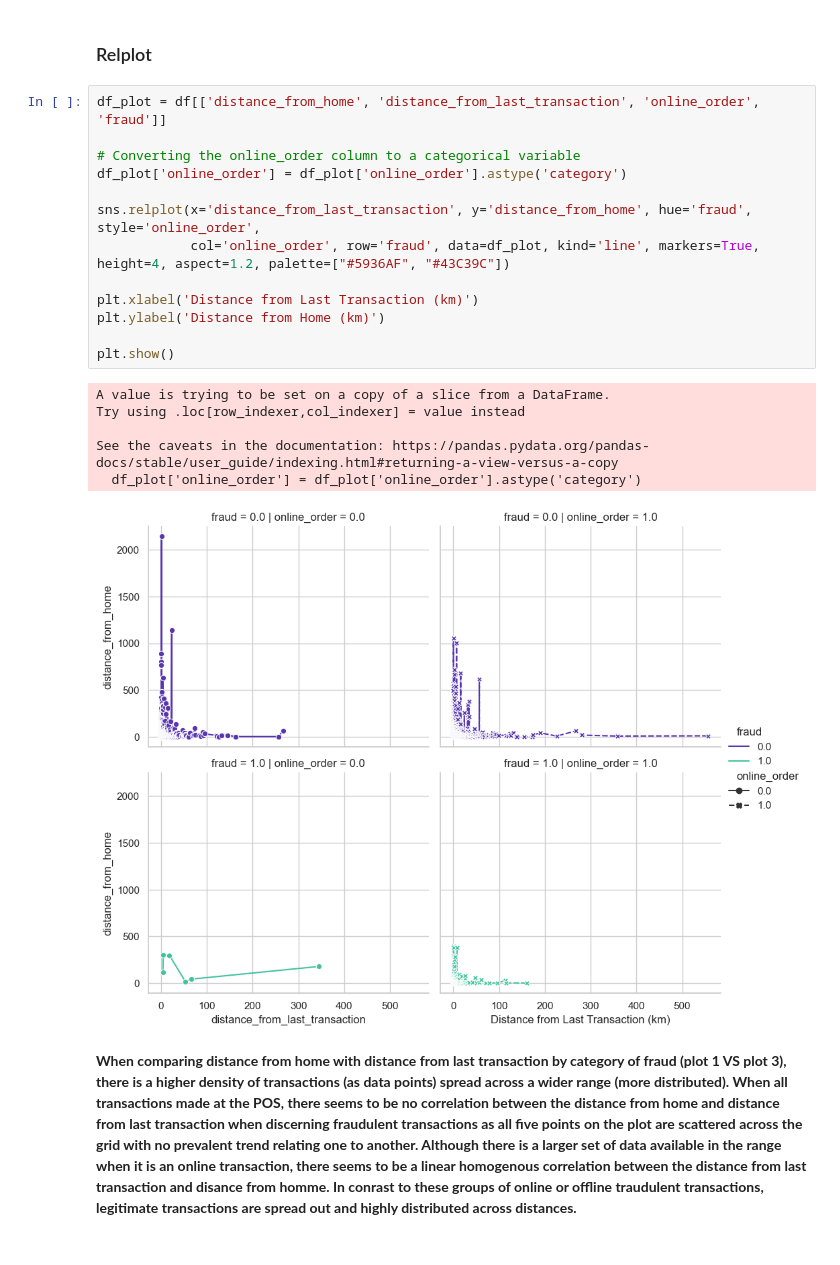
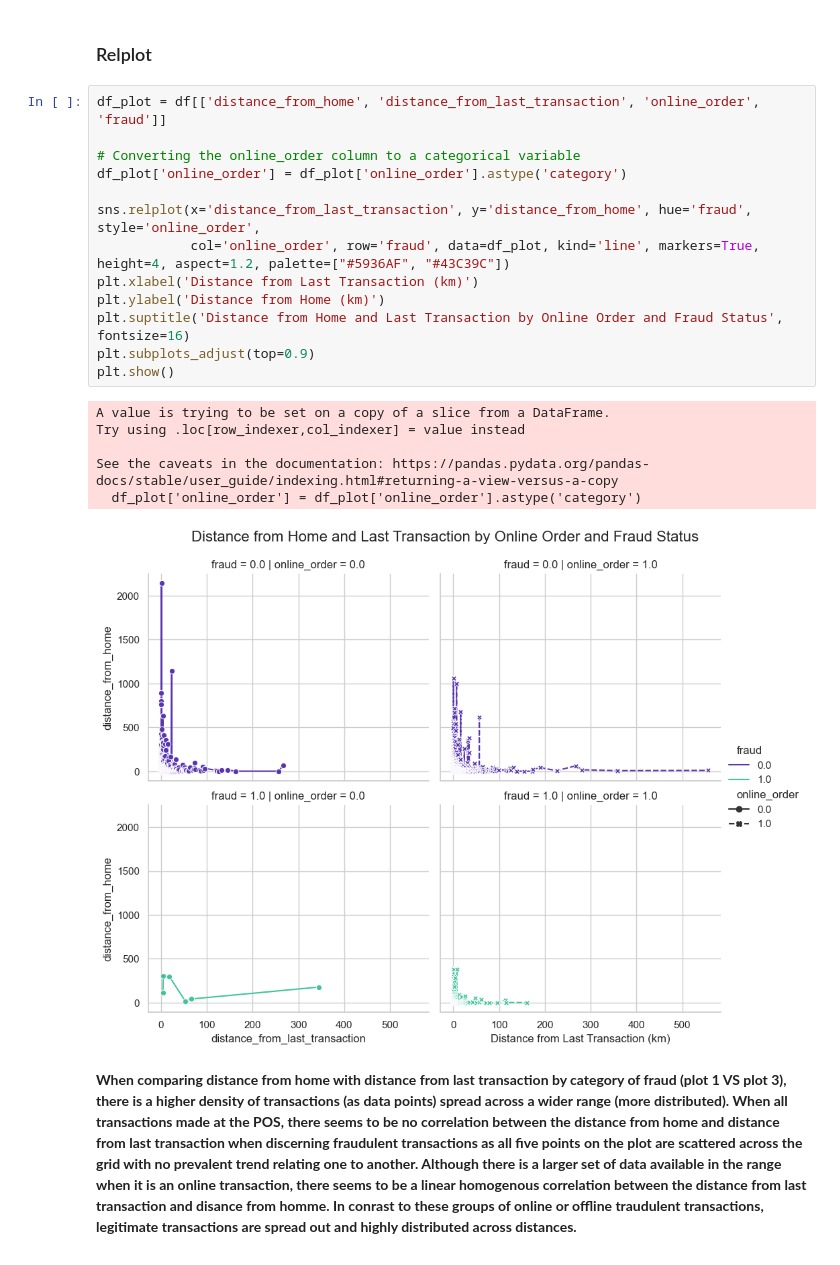
Before and after one commit to KarimKhalil33/CreditCard-Fraud-Data-Analysis, a Jupyter notebook: analysis/analysis1.ipynb, the cells around one changed output. Drawn from its saved outputs; the diff is of its cells as text.

```diff
--- a/analysis/analysis1.ipynb
+++ b/analysis/analysis1.ipynb
@@ -204,23 +207,23 @@ In some cases, the density of the data at one end of the plot might be very smal
 # %%
 df_plot = df[['distance_from_home', 'distance_from_last_transaction', 'online_order', 'fraud']]
 
 # Converting the online_order column to a categorical variable
 df_plot['online_order'] = df_plot['online_order'].astype('category')
 
 sns.relplot(x='distance_from_last_transaction', y='distance_from_home', hue='fraud', style='online_order',
             col='online_order', row='fraud', data=df_plot, kind='line', markers=True, height=4, aspect=1.2, palette=["#5936AF", "#43C39C"])
-
 plt.xlabel('Distance from Last Transaction (km)')
 plt.ylabel('Distance from Home (km)')
-
+plt.suptitle('Distance from Home and Last Transaction by Online Order and Fraud Status', fontsize=16)
+plt.subplots_adjust(top=0.9)
 plt.show()
 # %% [output]
 A value is trying to be set on a copy of a slice from a DataFrame.
 Try using .loc[row_indexer,col_indexer] = value instead
 
 See the caveats in the documentation: https://pandas.pydata.org/pandas-docs/stable/user_guide/indexing.html#returning-a-view-versus-a-copy
   df_plot['online_order'] = df_plot['online_order'].astype('category')
-[figure, old version]
+[figure, new version]
 # %% [markdown]
 **When comparing distance from home with distance from last transaction by category of fraud (plot 1 VS plot 3), there is a higher density of transactions (as data points) spread across a wider range (more distributed). When all transactions made at the POS, there seems to be no correlation between the distance from home and distance from last transaction when discerning fraudulent transactions as all five points on the plot are scattered across the grid with no prevalent trend relating one to another. Although there is a larger set of data available in the range when it is an online transaction, there seems to be a linear homogenous correlation between the distance from last transaction and disance from homme. In conrast to these groups of online or offline traudulent transactions, legitimate transactions are spread out and highly distributed across distances.**
 
```
Also changed, not shown: parts of 7 cells of this notebook, 1 other file.
